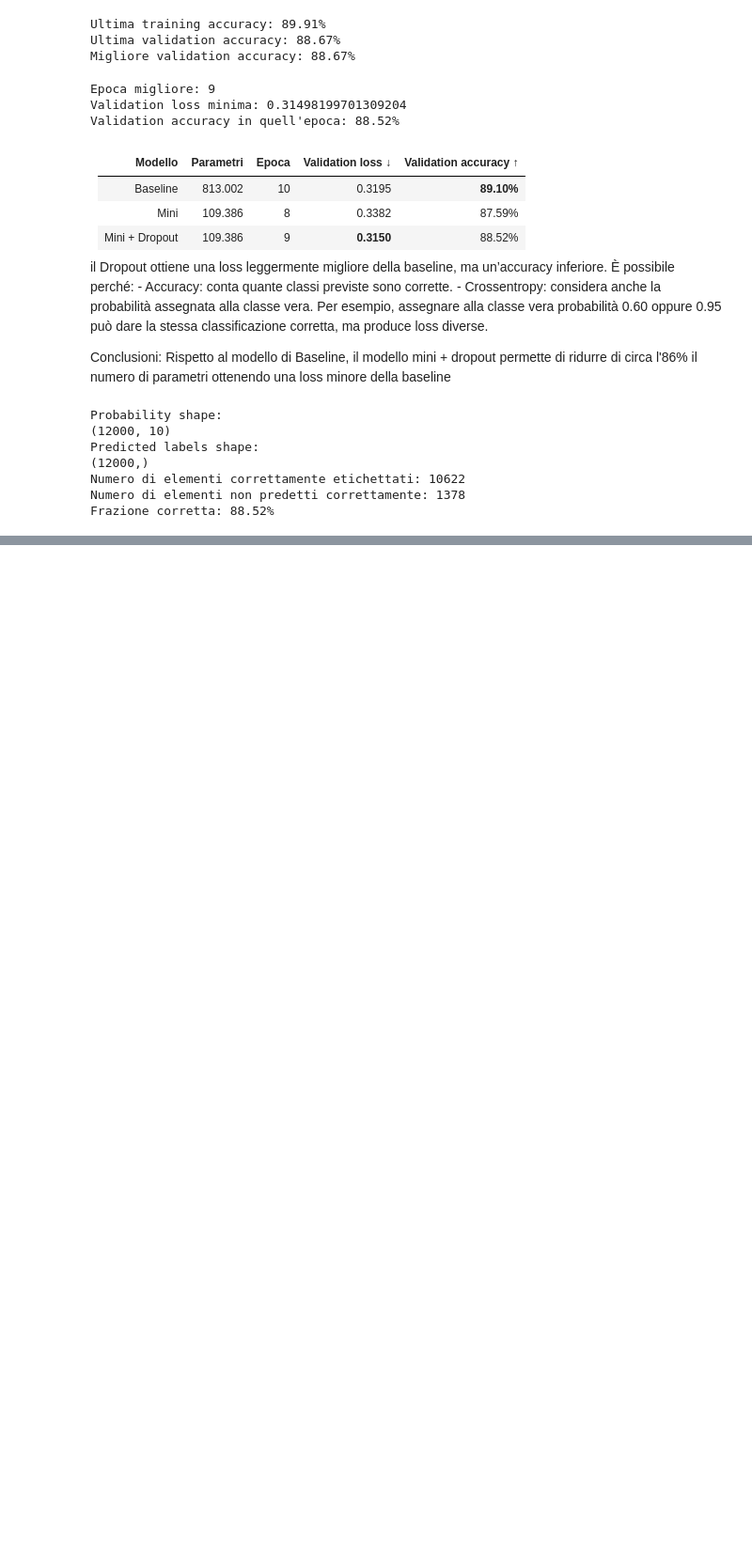
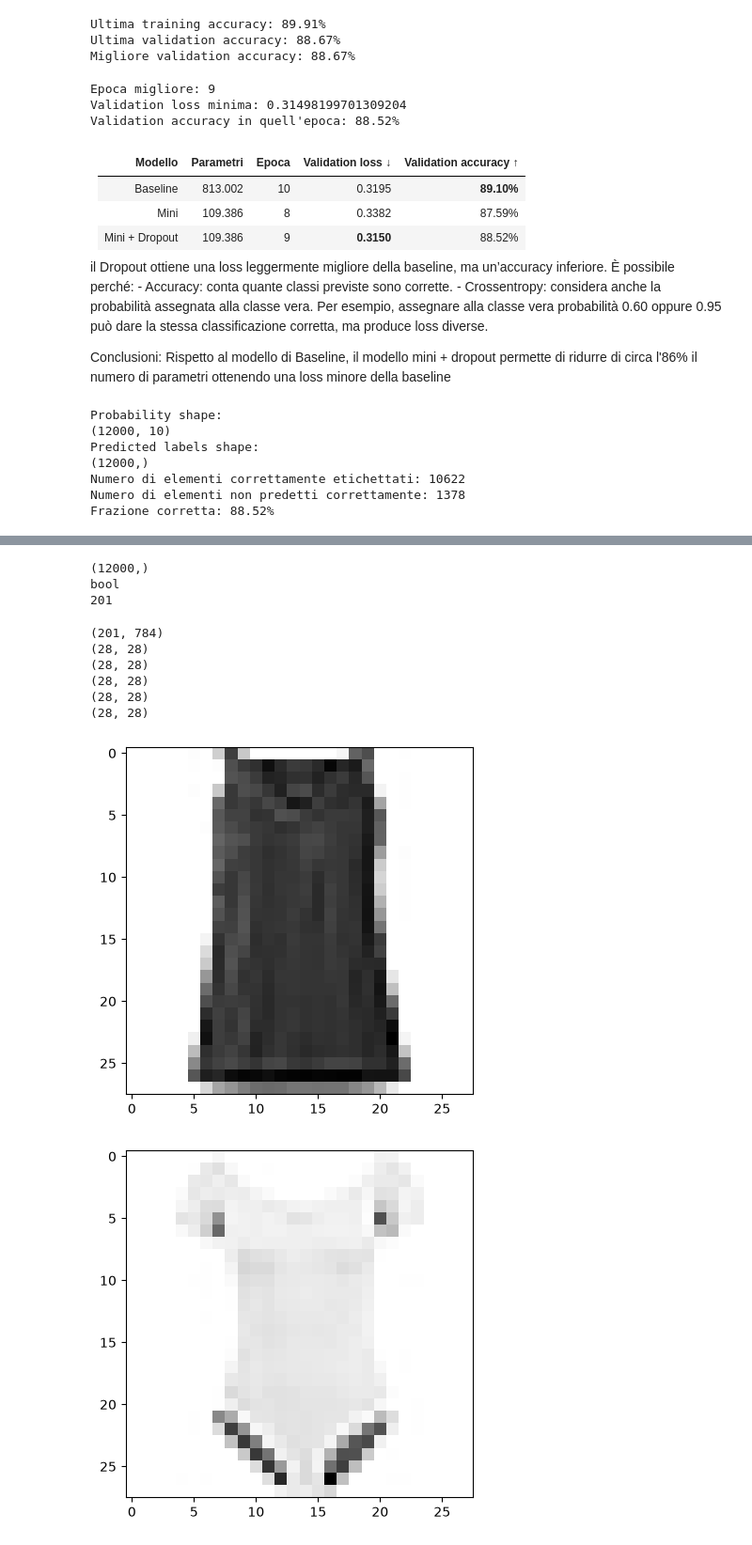
Before and after one commit to alberto-ali-94/raspberry-edge-ai, a Jupyter notebook: Keras_Practice/fashion-mnist-mini-dropout.ipynb, the cells around one changed output, grey strips where cells are left out. Shown at 94% size. Drawn from its saved outputs; the diff is of its cells as text; code cells hidden in the pictures; blank space fills up the shorter version.

```diff
--- a/Keras_Practice/fashion-mnist-mini-dropout.ipynb
+++ b/Keras_Practice/fashion-mnist-mini-dropout.ipynb
@@ -292,0 +312,11 @@ Frazione corretta: 88.52%
+# %%
+confusion = np.zeros((10, 10), dtype=int)
+
+for i in range(len(val_labels)):
+    row = val_labels[i]
+    col = predicted_labels[i]
+    confusion[row, col] += 1
+
+print(confusion)
+print("Totale:", confusion.sum())
+print("Corretti:", np.trace(confusion))
@@ -292,0 +398,38 @@ Frazione corretta: 88.52%
+# %%
+
+# Devo prendere le immagini in cui la riga della matrice è 0 e la colonna è 6
+# val_images = train_images[48000:]
+# val_labels = train_labels[48000:]
+
+mask = np.zeros((val_labels.shape), dtype=bool)
+print (mask.shape)
+for i in range(len(mask)):
+    if(val_labels[i] == 0 and predicted_labels[i] == 6):
+        mask[i] = True
+
+print(mask.dtype)
+print(sum(mask))
+# %% [output]
+(12000,)
+bool
+201
+# %%
+filtered = val_images[mask]
+print(filtered.shape)
+filtered = filtered[:5]
+#test = filtered.reshape(28,28)
+for image in filtered:
+    test = image.reshape(28,28)
+    print(test.shape)
+    #plt.imshow(test, cmap="Greys")
+    plt.figure()
+    plt.imshow(test, cmap="Grays", vmin=0, vmax=1)
+# %% [output]
+(201, 784)
+(28, 28)
+(28, 28)
+(28, 28)
+(28, 28)
+(28, 28)
+[figure, added]
+[figure, added]
```
Also changed, not shown: parts of 13 cells of this notebook, 3 other files.
